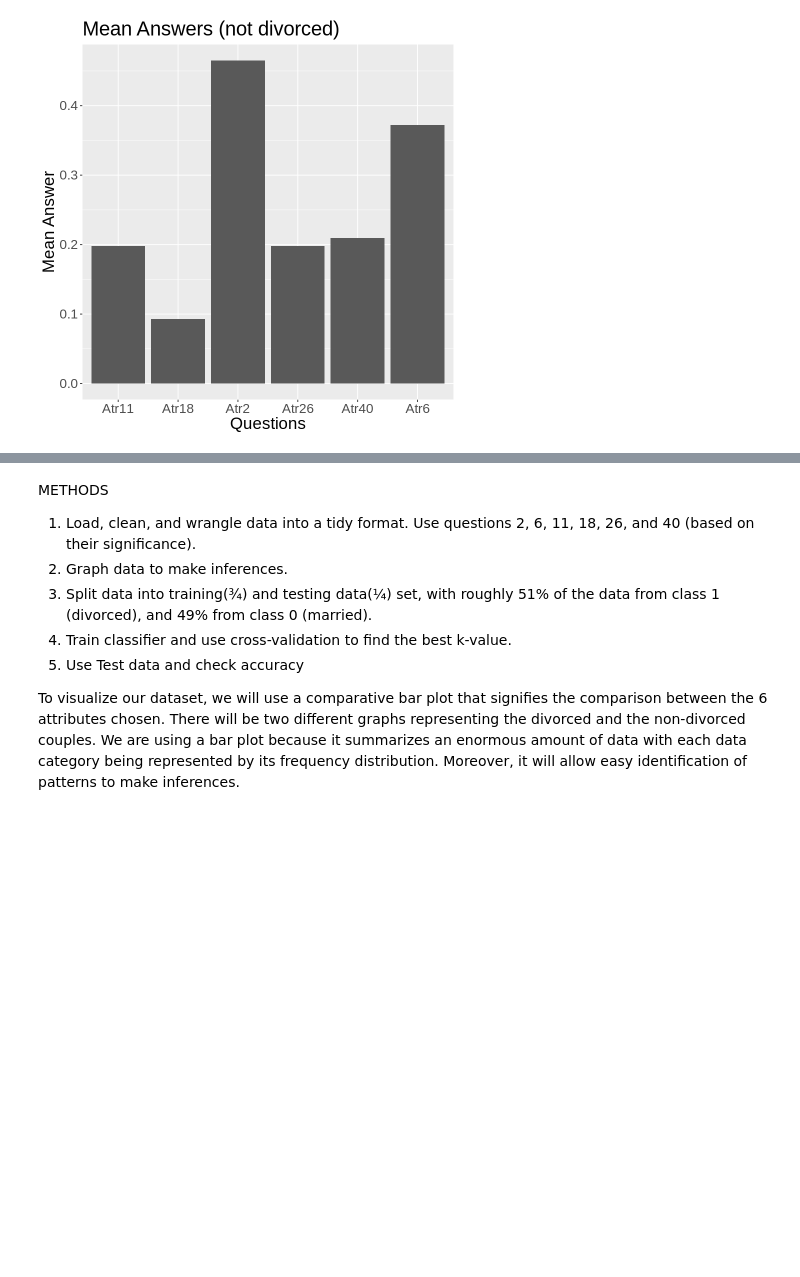
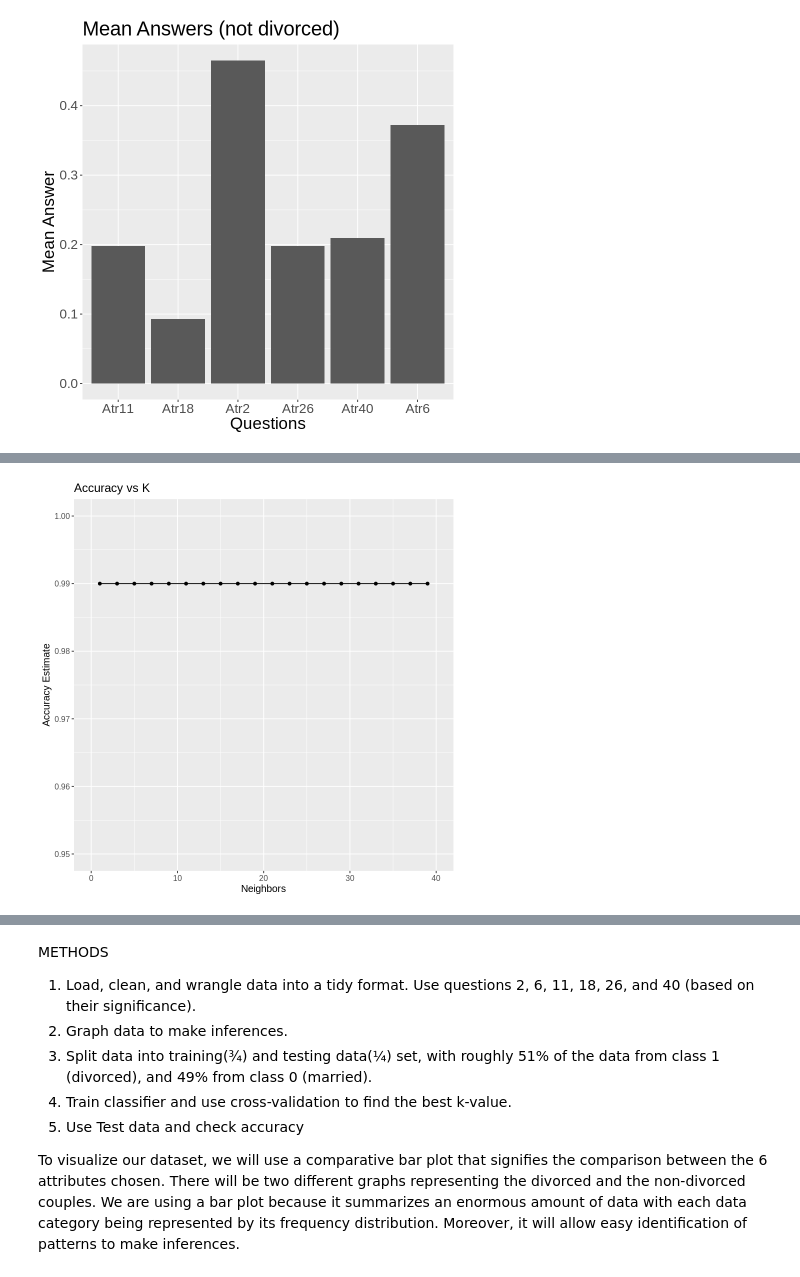
Before and after one commit to shjuliay/group107, a Jupyter notebook: Divorce_Project_Proposal.ipynb, the cells around one changed output, grey strips where cells are left out. Cells and saved outputs as stored; diff of their text form; code cells hidden in the pictures; blank space fills up the shorter version.

Commit message:
Continued Data Analysis

```diff
--- a/Divorce_Project_Proposal.ipynb
+++ b/Divorce_Project_Proposal.ipynb
@@ -198,0 +248,34 @@ Married graph demonstrates low means for Atr11, 18, 26, and 40. Sum of all attri
+# %%
+#Creating standardization recipe
+div_recipe <- recipe(Divorced ~., data = div_subtraining) %>%
+  step_scale(all_predictors()) %>%
+  step_center(all_predictors())
+
+#Creating the knn model
+knn_spec <- nearest_neighbor(weight_func = "rectangular", neighbors = tune()) %>%
+  set_engine("kknn") %>%
+  set_mode("classification")
+
+#Fit the knn model
+div_fit <- workflow() %>%
+  add_recipe(div_recipe) %>%
+  add_model(knn_spec) %>%
+  fit(data = div_subtraining)
+
+#Creating vfold
+
+div_vfold <- vfold_cv(div_subtraining, v = 10, strata = Divorced)
+#div_vfold
+
+k_vals <- tibble(neighbors = seq(from = 1, to = 60, by = 2))
+
+#Creating workflow
+knn_results <- workflow() %>%
+  add_recipe(div_recipe) %>%
+  add_model(knn_spec) %>%
+  tune_grid(resamples = div_vfold, grid = k_vals) %>%
+  collect_metrics()
+
+accuracies <- knn_results %>%
+  filter(.metric == "accuracy")
+accuracies
@@ -198,0 +295,12 @@ Married graph demonstrates low means for Atr11, 18, 26, and 40. Sum of all attri
+# %%
+accuracy_vs_k <- ggplot(accuracies, aes(x = neighbors, y = mean)) +
+  geom_point() +
+  geom_line() +
+  labs(x = "Neighbors", y = "Accuracy Estimate") +
+  theme(text = element_text(size = 12)) +
+  xlim(0, 40) +
+  ylim(.95, 1) +
+  ggtitle("Accuracy vs K")
+
+accuracy_vs_k
+# %% [output]
@@ -198,0 +311 @@ Married graph demonstrates low means for Atr11, 18, 26, and 40. Sum of all attri
+[figure, added]
```
Also changed, not shown: parts of 10 cells of this notebook.
